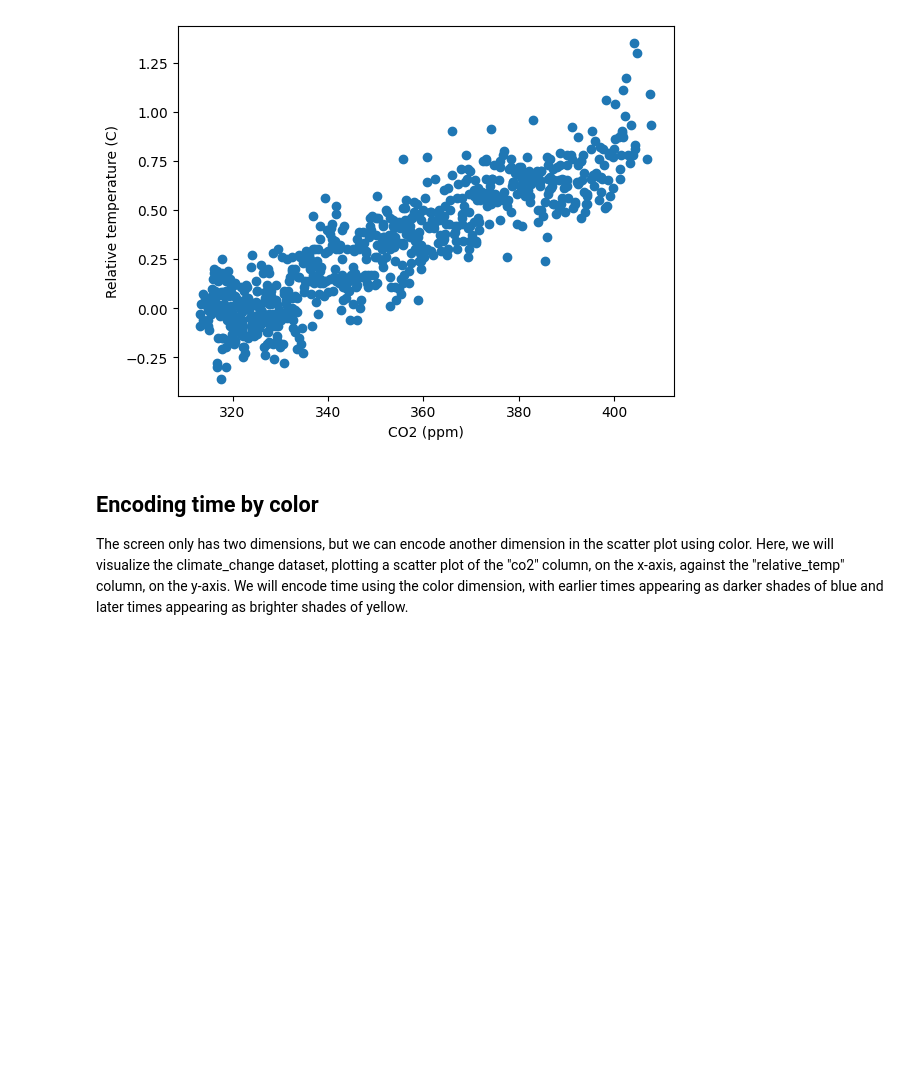
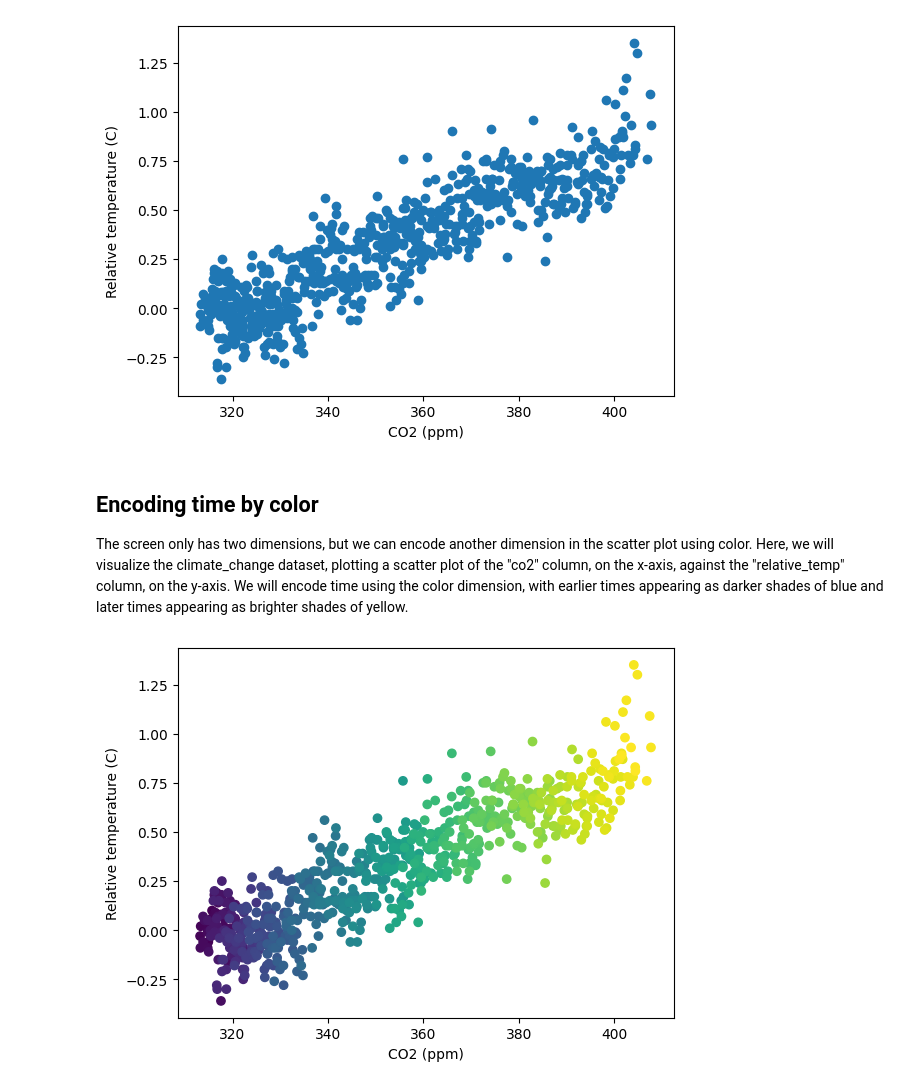
Before and after one commit to Emigbanam/Data-Analysis-Practice, a Jupyter notebook: Data Visualization With Python (Matplotlib).ipynb, the cells around one changed output. Saved outputs shown, nothing was run; the diff lists cells and outputs as text; code cells hidden in the pictures; blank space fills up the shorter version.

```diff
--- a/Data Visualization With Python (Matplotlib).ipynb
+++ b/Data Visualization With Python (Matplotlib).ipynb
@@ -599,3 +599,17 @@ plt.show()
 Encoding time by color
 ----
 The screen only has two dimensions, but we can encode another dimension in the scatter plot using color. Here, we will visualize the climate_change dataset, plotting a scatter plot of the "co2" column, on the x-axis, against the "relative_temp" column, on the y-axis. We will encode time using the color dimension, with earlier times appearing as darker shades of blue and later times appearing as brighter shades of yellow.
+# %%
+fig, ax = plt.subplots()
+
+#1. Using the ax.scatter method add a scatter plot of the "co2" column (x-axis) against the "relative_temp" column.
+#2. Use the c key-word argument to pass in the index of the DataFrame as input to color each point according to its date.
+ax.scatter(climate['co2'], climate['relative_temp'], c=climate.index)
+
+#3. Set the x-axis label to "CO2 (ppm)" and the y-axis label to "Relative temperature (C)".
+ax.set_xlabel("CO2 (ppm)")
+ax.set_ylabel("Relative temperature (C)")
+
+plt.show()
+# %% [output]
+[figure, added]
```
Also changed, not shown: parts of 4 cells of this notebook.
